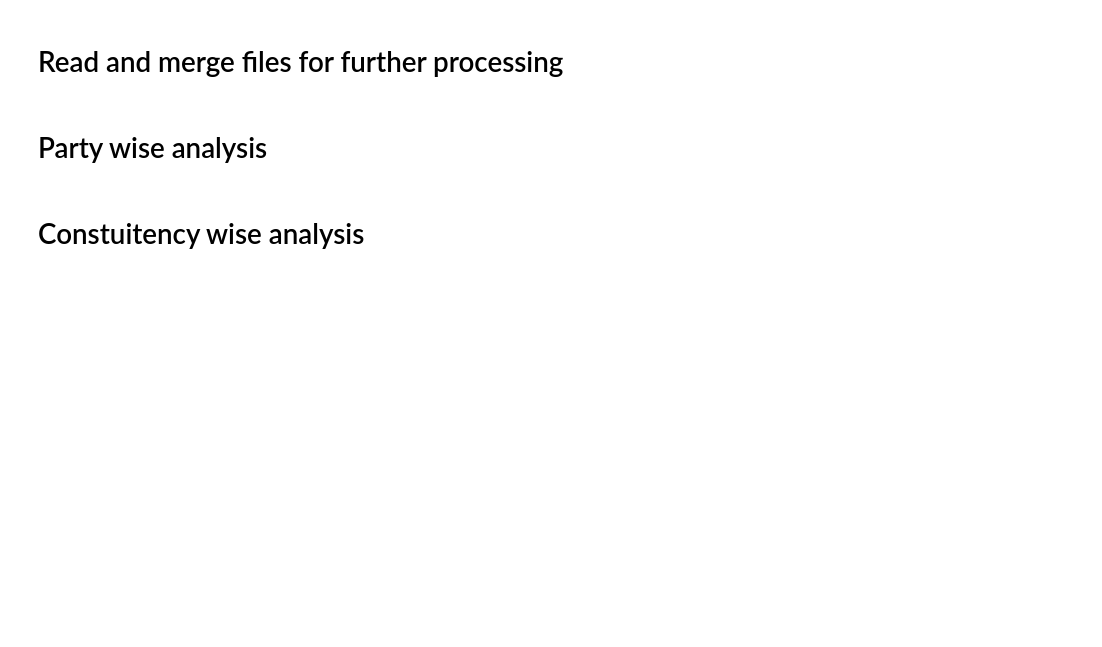
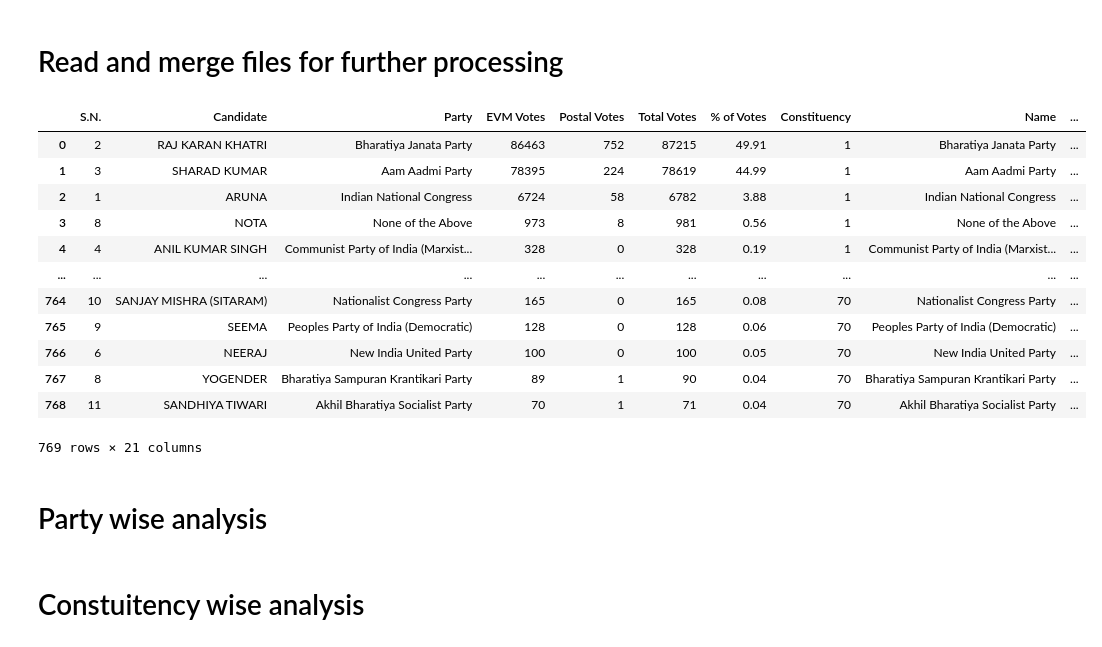
Before and after one commit to MathRunner7/Indian_Election_Result, a Jupyter notebook: Delhi_AC_2025.ipynb, the cells around one changed output. Drawn from its saved outputs; the diff is of its cells as text; code cells hidden in the pictures; blank space fills up the shorter version.

```diff
--- a/Delhi_AC_2025.ipynb
+++ b/Delhi_AC_2025.ipynb
@@ -60,3 +60,14 @@ def get_table(seat_code):
   data = pd.DataFrame(rows, columns=headers)
   data['Constituency'] = seat_code
   return data
+# %%
+url = 'https://results.eci.gov.in/ResultAcGenFeb2025/ConstituencywiseU051.htm'
+headers = {
+    "User-Agent": "Mozilla/5.0 (Windows NT 10.0; Win64; x64)",
+    "Referer": "https://results.eci.gov.in"
+    }
+response = requests.get(url, headers=headers)
+webpage = response.content
+soup = BeautifulSoup(webpage, 'html.parser')
+table = soup.find('table', {'class': 'table table-striped table-bordered'})
+type(table)
@@ -62,0 +76,17 @@ def get_table(seat_code):
+# %%
+
+# Step 2: Parse the HTML
+soup = BeautifulSoup(webpage, 'html.parser')
+# Step 3: Find the specific table (adjust the class name or other attributes as necessary)
+table = soup.find('table', {'class': 'table table-striped table-bordered'})
+# Step 4: Define the headers
+headers = ['S.N.', 'Candidate', 'Party', 'EVM Votes', 'Postal Votes', 'Total Votes', '% of Votes']
+# Step 5: Extract the rows
+rows = []
+for tr in table.find_all('tr')[1:-1]:  # Skip the header row and last total row
+    cells = tr.find_all('td')
+    row = [cell.get_text().strip() for cell in cells]
+    rows.append(row)
+# Step 6: Create a DataFrame and return it
+data = pd.DataFrame(rows, columns=headers)
+data['Constituency'] = seat_code
@@ -117,11 +165,29 @@ result['Rank']=result.groupby(by='Constituency')['Total Votes'].rank('first', as
 result['WinnerVotes'] = result.groupby('Constituency')['Total Votes'].transform('max')
 result['RunnerUpVotes'] = result.groupby('Constituency')['Total Votes'].transform(lambda x: x.nlargest().iloc[1])
 result['Margin'] = result.apply(lambda row: row['Total Votes'] - row['RunnerUpVotes'] if row['Rank'] == 1 else row['Total Votes']-row['WinnerVotes'], axis=1)
+result['VoterTurnout'] = result.groupby('Constituency')['Total Votes'].transform('sum')
+result['VoteShare'] = 100*result['Total Votes']/result['VoterTurnout']
+result['VoteShare'] = result['VoteShare'].round(2)
 result.sort_values(by=['Constituency', 'Rank'], inplace=True)
 result.reset_index(drop=True, inplace=True)
 result.fillna({'Color':'#000000'},inplace=True)
 result.fillna('Other', inplace=True)
-#sorted(result[result.Abb=='Other'].Party.unique())
+# %%
+result
+# %% [output]
+|  | S.N. | Candidate | Party | EVM Votes | Postal Votes | Total Votes | % of Votes | Constituency | Name | ... |
+| 0 | 2 | RAJ KARAN KHATRI | Bharatiya Janata Party | 86463 | 752 | 87215 | 49.91 | 1 | Bharatiya Janata Party | ... |
+| 1 | 3 | SHARAD KUMAR | Aam Aadmi Party | 78395 | 224 | 78619 | 44.99 | 1 | Aam Aadmi Party | ... |
+| 2 | 1 | ARUNA | Indian National Congress | 6724 | 58 | 6782 | 3.88 | 1 | Indian National Congress | ... |
+| 3 | 8 | NOTA | None of the Above | 973 | 8 | 981 | 0.56 | 1 | None of the Above | ... |
+| 4 | 4 | ANIL KUMAR SINGH | Communist Party of India (Marxist... | 328 | 0 | 328 | 0.19 | 1 | Communist Party of India (Marxist... | ... |
+| ... | ... | ... | ... | ... | ... | ... | ... | ... | ... | ... |
+| 764 | 10 | SANJAY MISHRA (SITARAM) | Nationalist Congress Party | 165 | 0 | 165 | 0.08 | 70 | Nationalist Congress Party | ... |
+| 765 | 9 | SEEMA | Peoples Party of India (Democratic) | 128 | 0 | 128 | 0.06 | 70 | Peoples Party of India (Democratic) | ... |
+| 766 | 6 | NEERAJ | New India United Party | 100 | 0 | 100 | 0.05 | 70 | New India United Party | ... |
+| 767 | 8 | YOGENDER | Bharatiya Sampuran Krantikari Party | 89 | 1 | 90 | 0.04 | 70 | Bharatiya Sampuran Krantikari Party | ... |
+| 768 | 11 | SANDHIYA TIWARI | Akhil Bharatiya Socialist Party | 70 | 1 | 71 | 0.04 | 70 | Akhil Bharatiya Socialist Party | ... |
+769 rows × 21 columns
 # %% [markdown]
 # Party wise analysis
 # %%
```
Also changed, not shown: parts of 9 cells of this notebook.
